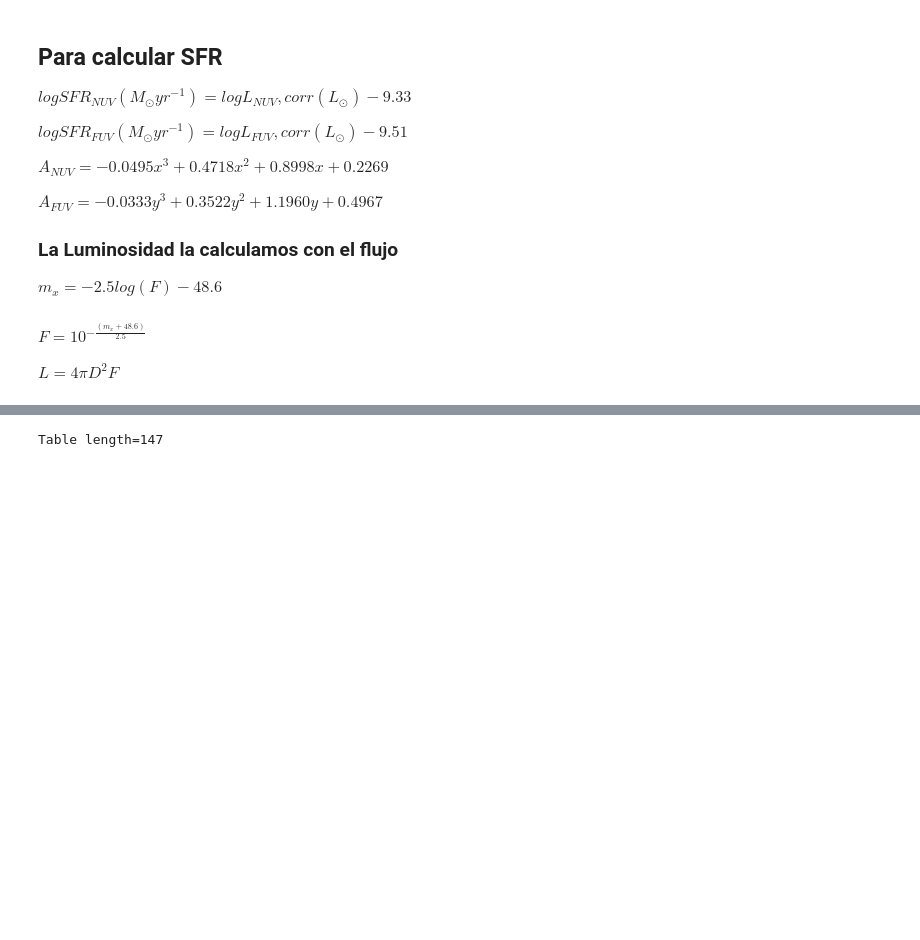
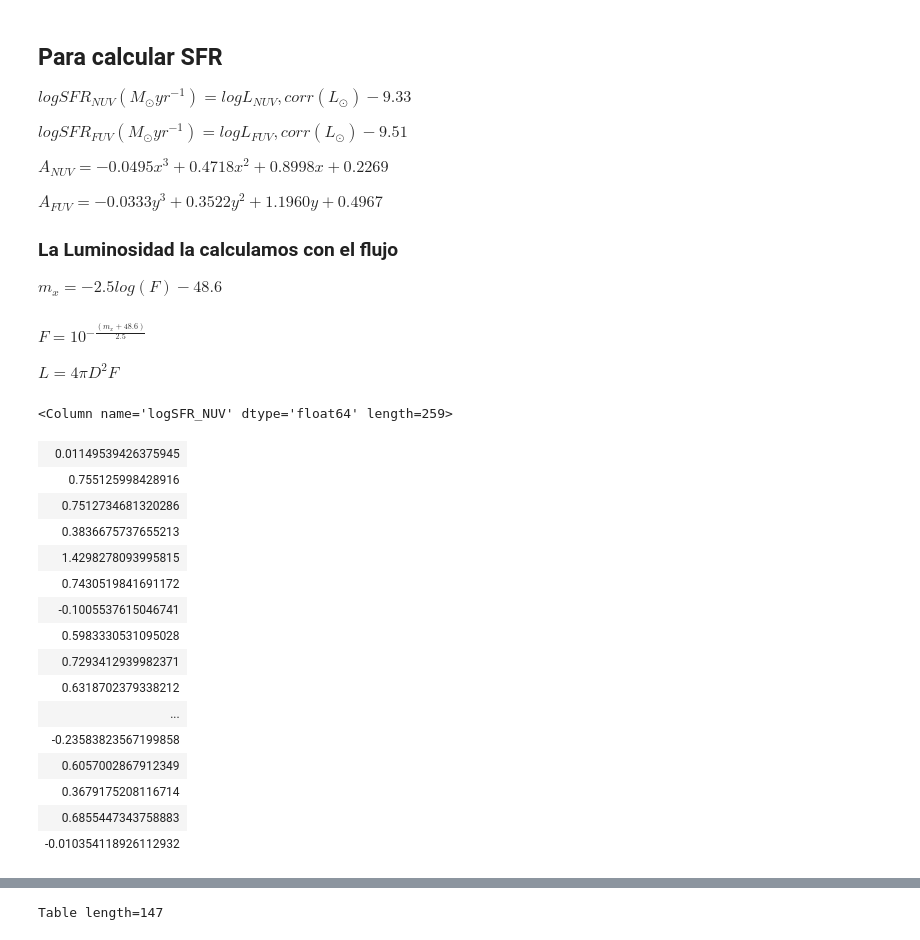
Before and after one commit to Siortiz/MorphoLS, a Jupyter notebook: Analysis/DECALS_plots.ipynb, the cells around one changed output, grey strips where cells are left out. Drawn from its saved outputs; the diff is of its cells as text; code cells hidden in the pictures; blank space fills up the shorter version.

```diff
--- a/Analysis/DECALS_plots.ipynb
+++ b/Analysis/DECALS_plots.ipynb
@@ -648,18 +650,18 @@ def calcular_sfr(archivo):
     archivo['M_NUV'] = archivo['NUV'] - 5*np.log10(archivo['Distance (Mpc)']*1000000) + 5
     #Contiene transformación de sistema de referencia de Vega a AB
     #archivo['M_w3'] = archivo['mag_w3'] - 5*np.log10(archivo['Distance (Mpc)']*1000000) + 5
-    #archivo['M_w4'] = archivo['mag_w4'] - 5*np.log10(archivo['Distance (Mpc)']*1000000) + 5
+    archivo['M_w4'] = archivo['mag_w4'] - 5*np.log10(archivo['Distance (Mpc)']*1000000) + 5
     archivo['M_i'] = archivo['mag_i'] - 5*np.log10(archivo['Distance (Mpc)']*1000000) + 5 + 1.592*archivo['ebv']
     archivo['stellar_mass_phot_i'] = (1.15 + 0.7*(archivo['mag_g'] - archivo['mag_i']) - 0.4*archivo['M_i'])
 
     archivo['F_FUV'] = 10**(-(archivo['FUV']+48.6)/2.5)*eta_fuv
     archivo['F_NUV'] = 10**(-(archivo['NUV']+48.6)/2.5)*eta_nuv
     #archivo['F_w3'] = 10**(-(archivo['mag_w3']+48.6)/2.5)*eta_w3
-    #archivo['F_w4'] = 10**(-(archivo['mag_w4']+48.6)/2.5)*eta_w4
+    archivo['F_w4'] = 10**(-(archivo['mag_w4']+48.6)/2.5)*eta_w4
     archivo['L_FUV'] = 4*np.pi*((archivo['Distance (Mpc)']*3.086*10**24)**2)*archivo['F_FUV']
     archivo['L_NUV'] = 4*np.pi*((archivo['Distance (Mpc)']*3.086*10**24)**2)*archivo['F_NUV']
     #archivo['L_w3'] = 4*np.pi*((archivo['Distance (Mpc)']*3.086*10**24)**2)*archivo['F_w3']
-    #archivo['L_w4'] = 4*np.pi*((archivo['Distance (Mpc)']*3.086*10**24)**2)*archivo['F_w4']
+    archivo['L_w4'] = 4*np.pi*((archivo['Distance (Mpc)']*3.086*10**24)**2)*archivo['F_w4']
 
     SFR_NUV=[]
     SFR_FUV=[]
@@ -676,23 +678,27 @@ def calcular_sfr(archivo):
 
         #Calculando el flujo corregido por polvo
         #F_FUV = 10**(-(archivo['FUV'][i] - a_fuv + 48.6)/2.5)*eta_fuv
-        F_NUV = 10**(-(archivo['NUV'][i] - 0.78 + 48.6)/2.5)*eta_nuv
+        #F_NUV_1 = 10**(-(archivo['NUV'][i] - 0.78 + 48.6)/2.5)*eta_nuv
         #Calculando la Luminosidad corregida en L_sun
-        #L_FUV_cor = (4*np.pi*((archivo['Distance (Mpc)'][i]*3.086e+24)**2)*F_FUV)/L_sun
-        L_NUV_cor = (4*np.pi*((archivo['Distance (Mpc)'][i]*3.086e+24)**2)*F_NUV)/L_sun
+        L_FUV_cor = (archivo['L_FUV'][i] + 3.89*archivo['L_w4'][i])/L_sun
+        L_NUV_cor = (archivo['L_NUV'][i] + 2.26*archivo['L_w4'][i])/L_sun
+
         #L.append(L_FUV_cor)
+        #print(L)
         #Calculando la SFR en FUV y NUV
-        #sfr_FUV = np.log10(L_FUV_cor) - 9.51
+        sfr_FUV = np.log10(L_FUV_cor) - 9.51
         sfr_NUV = np.log10(L_NUV_cor) - 9.33
 
         #anuv.append(a_nuv)
         #afuv.append(a_fuv)
         SFR_NUV.append(sfr_NUV)
-        #SFR_FUV.append(sfr_FUV)
+        SFR_FUV.append(sfr_FUV)
 
     archivo['logSFR_NUV'] = SFR_NUV
-    #archivo['logSFR_FUV'] = SFR_FUV
-    #print(anuv)
+
+    archivo['logSFR_FUV'] = SFR_FUV
+    #print(np.median([a for a in anuv if a>0]))
+    #print(len([a for a in anuv if a>0]))
     #print(afuv)
     #print(min(anuv), max(anuv))
     #print(min(afuv), max(afuv))
@@ -738,22 +744,22 @@ def filtrado(archivo):
             return False
 
     # Convertir los valores enmascarados a string y eliminar espacios en blanco
-    #final_table['mag_w4'] = [str(x).strip() for x in final_table['mag_w4']]
+    final_table['mag_w4'] = [str(x).strip() for x in final_table['mag_w4']]
 
     # Crear una máscara booleana para los valores numéricos
-    #mask = [is_number(x) for x in final_table['mag_w4']]
+    mask = [is_number(x) for x in final_table['mag_w4']]
 
     # Aplicar la máscara para filtrar la tabla
-    #final_table = final_table[mask]
+    final_table = final_table[mask]
 
     # Convertir la columna a tipo flotante
-    #final_table['mag_w4'] = final_table['mag_w4'].astype(float)
+    final_table['mag_w4'] = final_table['mag_w4'].astype(float)
 
     # Eliminar filas con valores NaN
-    #final_table = final_table[~np.isnan(final_table['mag_w4'])]
+    final_table = final_table[~np.isnan(final_table['mag_w4'])]
 
     # Eliminar filas con valores infinitos
-    #final_table = final_table[np.isfinite(final_table['mag_w4'])]
+    final_table = final_table[np.isfinite(final_table['mag_w4'])]
 
     final_table = final_table[(final_table['n_i'] != 0.0) & (final_table['flux_i'] != 0.0)]
 
@@ -761,3 +767,24 @@ def filtrado(archivo):
 
 
     return archivo
+# %%
+test = calcular_sfr(filtrado(decals))
+test['logSFR_NUV']
+# %% [output]
+<Column name='logSFR_NUV' dtype='float64' length=259>
+| 0.01149539426375945 |
+| 0.755125998428916 |
+| 0.7512734681320286 |
+| 0.3836675737655213 |
+| 1.4298278093995815 |
+| 0.7430519841691172 |
+| -0.1005537615046741 |
+| 0.5983330531095028 |
+| 0.7293412939982371 |
+| 0.6318702379338212 |
+| ... |
+| -0.23583823567199858 |
+| 0.6057002867912349 |
+| 0.3679175208116714 |
+| 0.6855447343758883 |
+| -0.010354118926112932 |
```
Also changed, not shown: parts of 2 cells of this notebook, 4 other files.
